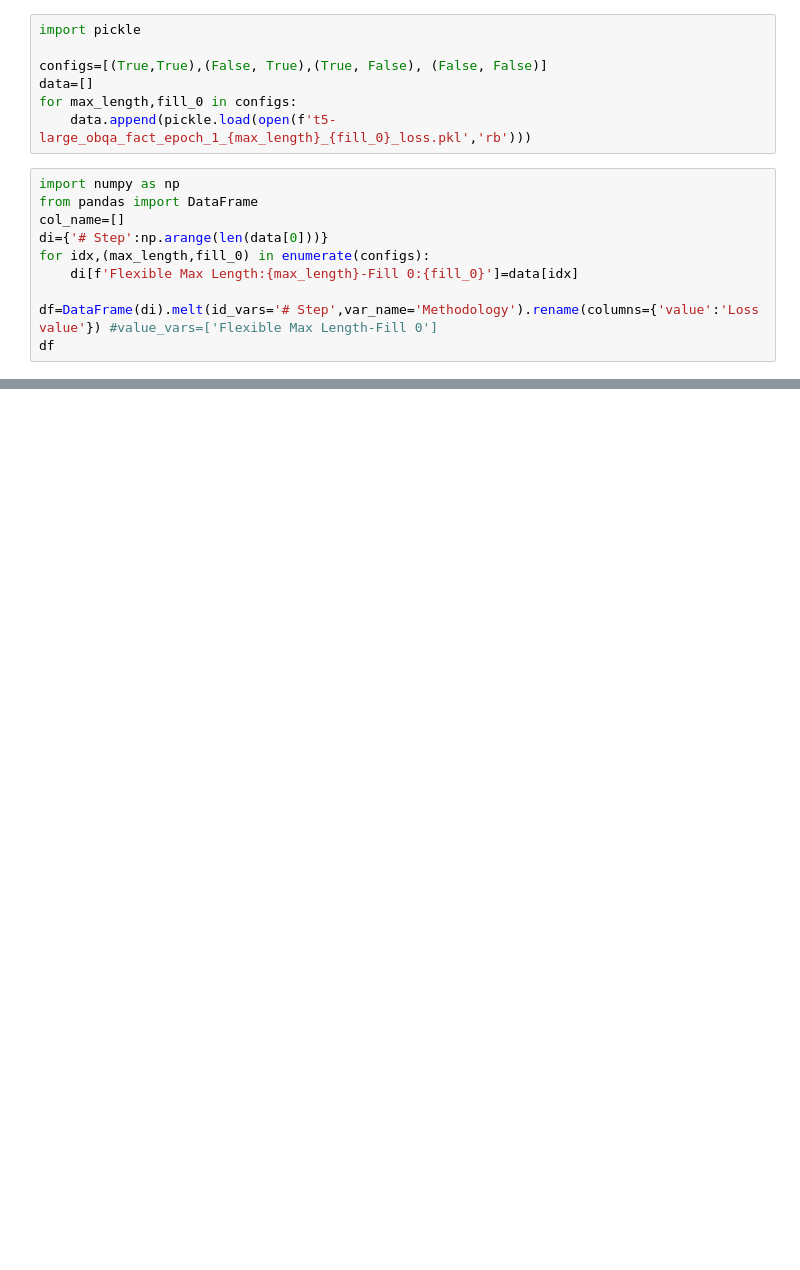
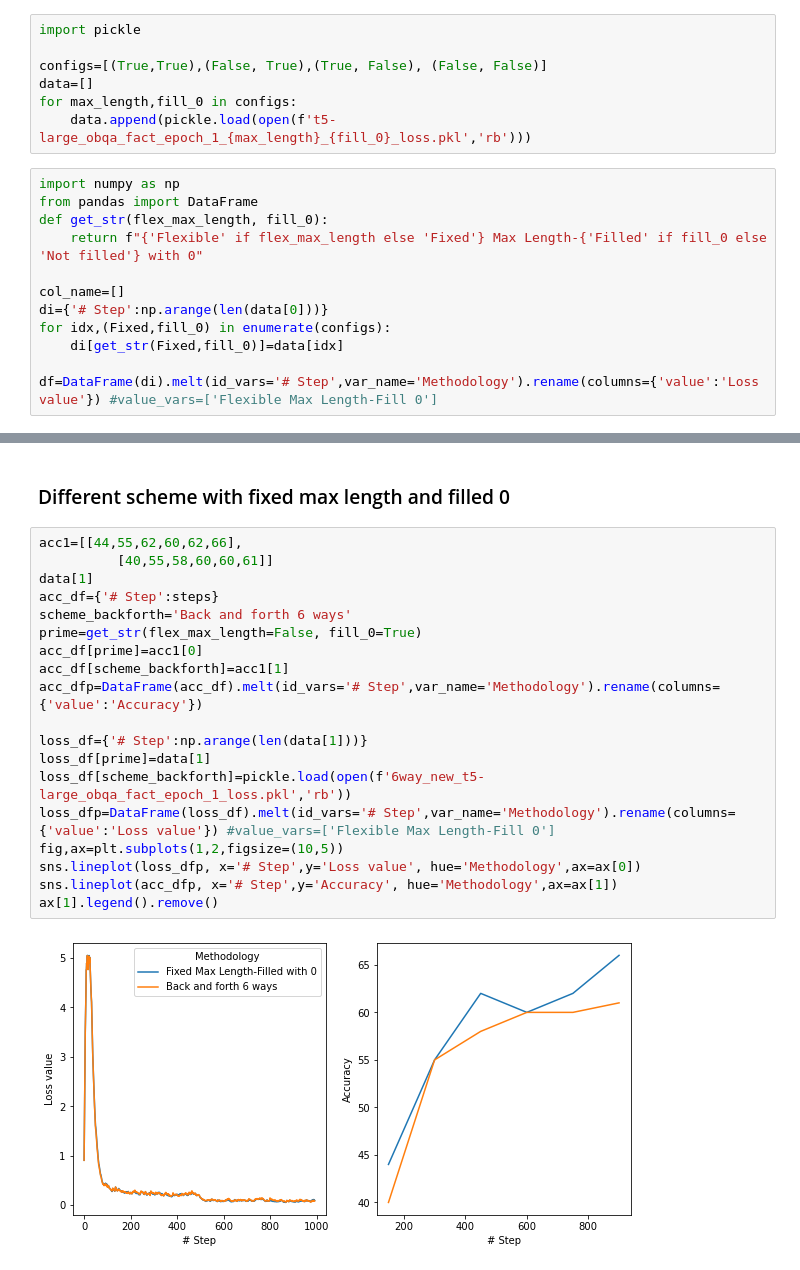
Before and after one commit to huynhducloi00/label-words-are-anchors, a Jupyter notebook: verify_unifiedqa/google-t5/plot_options.ipynb, the cells around one changed output, grey strips where cells are left out. Drawn from its saved outputs; the diff is of its cells as text; blank space fills up the shorter version.

```diff
--- a/verify_unifiedqa/google-t5/plot_options.ipynb
+++ b/verify_unifiedqa/google-t5/plot_options.ipynb
@@ -8,10 +8,12 @@ for max_length,fill_0 in configs:
 # %%
 import numpy as np
 from pandas import DataFrame
+def get_str(flex_max_length, fill_0):
+    return f"{'Flexible' if flex_max_length else 'Fixed'} Max Length-{'Filled' if fill_0 else 'Not filled'} with 0"
+
 col_name=[]
 di={'# Step':np.arange(len(data[0]))}
-for idx,(max_length,fill_0) in enumerate(configs):
-    di[f'Flexible Max Length:{max_length}-Fill 0:{fill_0}']=data[idx]
+for idx,(Fixed,fill_0) in enumerate(configs):
+    di[get_str(Fixed,fill_0)]=data[idx]
 
 df=DataFrame(di).melt(id_vars='# Step',var_name='Methodology').rename(columns={'value':'Loss value'}) #value_vars=['Flexible Max Length-Fill 0']
-df
@@ -70,0 +40,23 @@ ax[1].legend().remove()
+# %% [markdown]
+### Different scheme with fixed max length and filled 0
+# %%
+acc1=[[44,55,62,60,62,66],
+          [40,55,58,60,60,61]]
+data[1]
+acc_df={'# Step':steps}
+scheme_backforth='Back and forth 6 ways'
+prime=get_str(flex_max_length=False, fill_0=True)
+acc_df[prime]=acc1[0]
+acc_df[scheme_backforth]=acc1[1]
+acc_dfp=DataFrame(acc_df).melt(id_vars='# Step',var_name='Methodology').rename(columns={'value':'Accuracy'})
+
+loss_df={'# Step':np.arange(len(data[1]))}
+loss_df[prime]=data[1]
+loss_df[scheme_backforth]=pickle.load(open(f'6way_new_t5-large_obqa_fact_epoch_1_loss.pkl','rb'))
+loss_dfp=DataFrame(loss_df).melt(id_vars='# Step',var_name='Methodology').rename(columns={'value':'Loss value'}) #value_vars=['Flexible Max Length-Fill 0']
+fig,ax=plt.subplots(1,2,figsize=(10,5))
+sns.lineplot(loss_dfp, x='# Step',y='Loss value', hue='Methodology',ax=ax[0])
+sns.lineplot(acc_dfp, x='# Step',y='Accuracy', hue='Methodology',ax=ax[1])
+ax[1].legend().remove()
+# %% [output]
+[figure, added]
```
Also changed, not shown: parts of 3 cells of this notebook.
